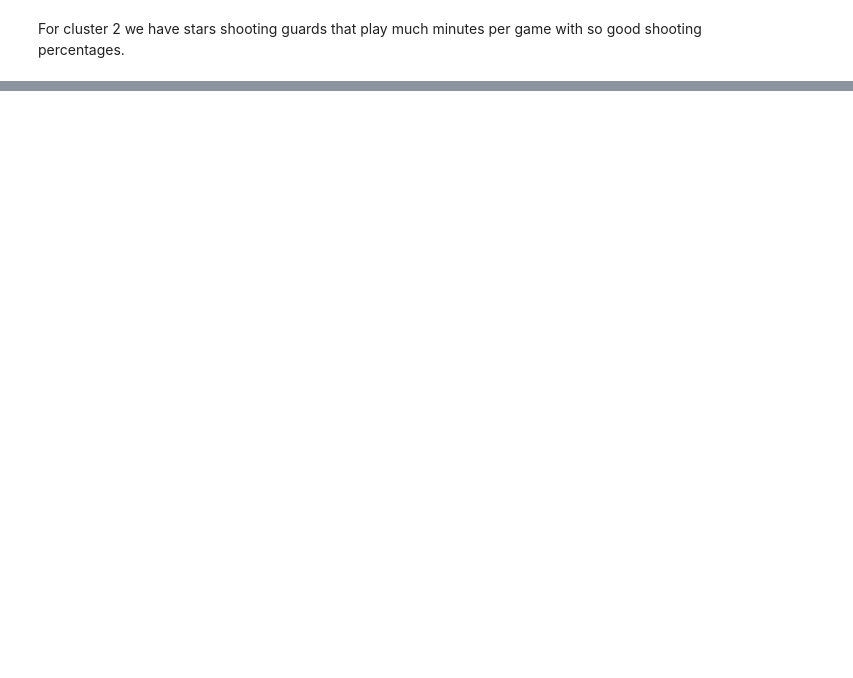
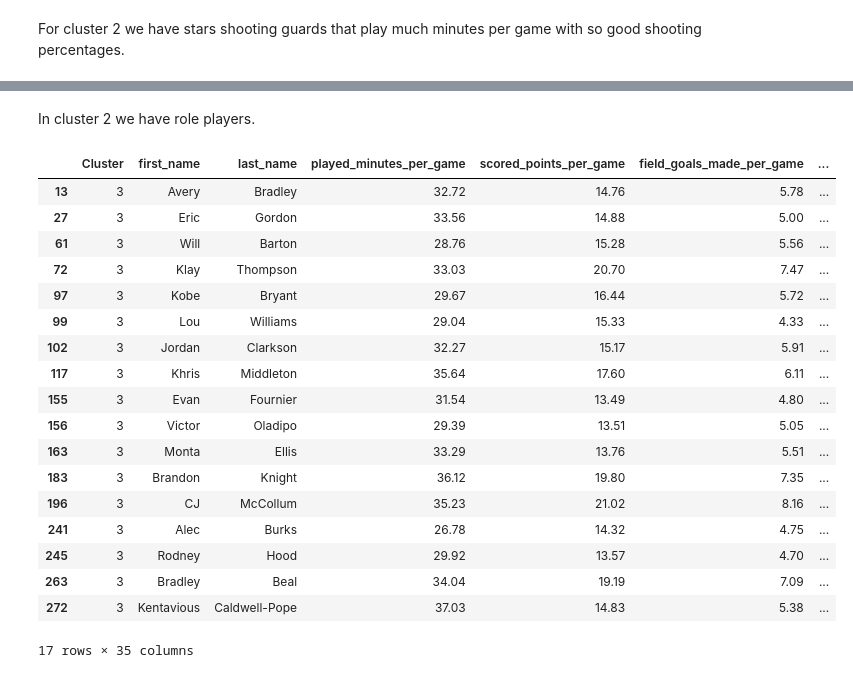
Before and after one commit to JoseRuizCasado/NBAPlayersClustering, a Jupyter notebook: SGClustering.ipynb, the cells around one changed output, grey strips where cells are left out. Drawn from its saved outputs; the diff is of its cells as text; code cells hidden in the pictures; blank space fills up the shorter version.

Commit message:
Shooting guard clustering done.

```diff
--- a/SGClustering.ipynb
+++ b/SGClustering.ipynb
@@ -476,0 +482,7 @@ In the cluster 5 we have role shooting guards. They can score with decent percen
+# %%
+sg_per_game['played_minutes_per_game'] = sg_per_game['played_minutes_per_game'].apply(lambda sec: sec/60)
+# %%
+pd.set_option('display.float_format', '{:.2f}'.format)
+sg_per_game_cluster0 = sg_per_game[sg_per_game['Cluster'] == 0]
+sg_per_game_cluster0 = sg_per_game_cluster0.drop(['player_id'], 1)
+sg_per_game_cluster0
@@ -476,0 +521,5 @@ In the cluster 5 we have role shooting guards. They can score with decent percen
+# %%
+pd.set_option('display.float_format', '{:.2f}'.format)
+sg_per_game_cluster1 = sg_per_game[sg_per_game['Cluster'] == 1]
+sg_per_game_cluster1 = sg_per_game_cluster1.drop(['player_id'], 1)
+sg_per_game_cluster1
@@ -476,0 +555,5 @@ In the cluster 5 we have role shooting guards. They can score with decent percen
+# %%
+pd.set_option('display.float_format', '{:.2f}'.format)
+sg_per_game_cluster2 = sg_per_game[sg_per_game['Cluster'] == 2]
+sg_per_game_cluster2 = sg_per_game_cluster2.drop(['player_id'], 1)
+sg_per_game_cluster2
@@ -476,0 +597,27 @@ In the cluster 5 we have role shooting guards. They can score with decent percen
+# %% [markdown]
+In cluster 2 we have role players.
+# %%
+pd.set_option('display.float_format', '{:.2f}'.format)
+sg_per_game_cluster3 = sg_per_game[sg_per_game['Cluster'] == 3]
+sg_per_game_cluster3 = sg_per_game_cluster3.drop(['player_id'], 1)
+sg_per_game_cluster3
+# %% [output]
+|  | Cluster | first_name | last_name | played_minutes_per_game | scored_points_per_game | field_goals_made_per_game | ... |
+| 13 | 3 | Avery | Bradley | 32.72 | 14.76 | 5.78 | ... |
+| 27 | 3 | Eric | Gordon | 33.56 | 14.88 | 5.00 | ... |
+| 61 | 3 | Will | Barton | 28.76 | 15.28 | 5.56 | ... |
+| 72 | 3 | Klay | Thompson | 33.03 | 20.70 | 7.47 | ... |
+| 97 | 3 | Kobe | Bryant | 29.67 | 16.44 | 5.72 | ... |
+| 99 | 3 | Lou | Williams | 29.04 | 15.33 | 4.33 | ... |
+| 102 | 3 | Jordan | Clarkson | 32.27 | 15.17 | 5.91 | ... |
+| 117 | 3 | Khris | Middleton | 35.64 | 17.60 | 6.11 | ... |
+| 155 | 3 | Evan | Fournier | 31.54 | 13.49 | 4.80 | ... |
+| 156 | 3 | Victor | Oladipo | 29.39 | 13.51 | 5.05 | ... |
+| 163 | 3 | Monta | Ellis | 33.29 | 13.76 | 5.51 | ... |
+| 183 | 3 | Brandon | Knight | 36.12 | 19.80 | 7.35 | ... |
+| 196 | 3 | CJ | McCollum | 35.23 | 21.02 | 8.16 | ... |
+| 241 | 3 | Alec | Burks | 26.78 | 14.32 | 4.75 | ... |
+| 245 | 3 | Rodney | Hood | 29.92 | 13.57 | 4.70 | ... |
+| 263 | 3 | Bradley | Beal | 34.04 | 19.19 | 7.09 | ... |
+| 272 | 3 | Kentavious | Caldwell-Pope | 37.03 | 14.83 | 5.38 | ... |
+17 rows × 35 columns
```
Also changed, not shown: parts of 57 cells of this notebook, 6 other files.
